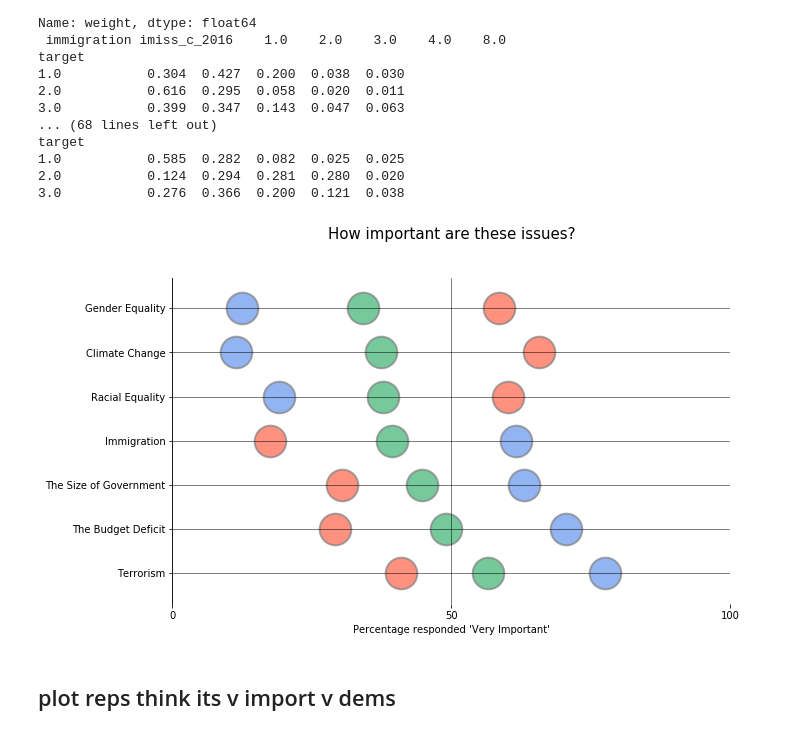
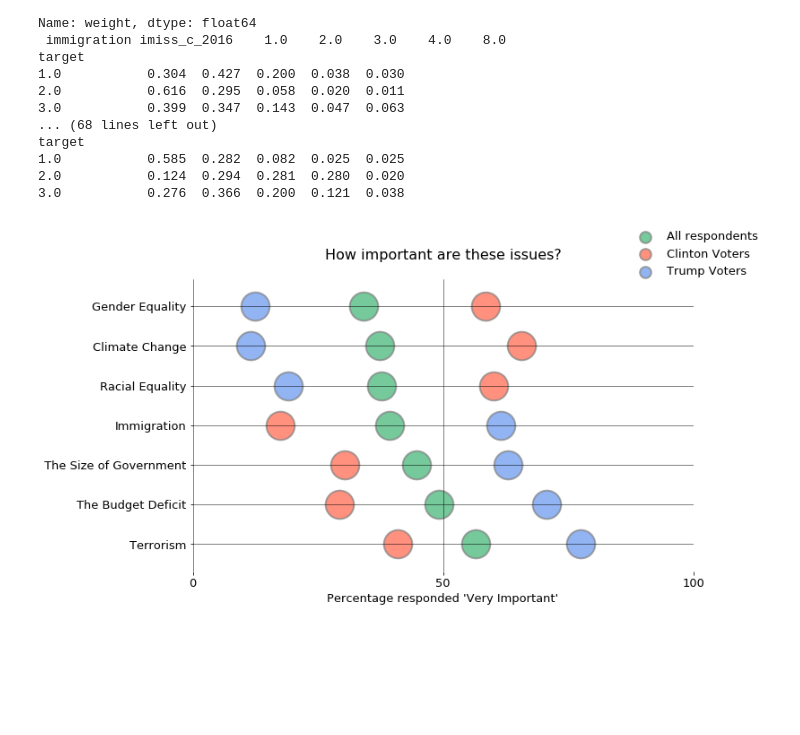
Before and after one commit to ali0003433/predict-by-issue-prioritization, a Jupyter notebook: notebooks/word-cloud.ipynb, the cells around one changed output. Saved outputs shown, nothing was run; the diff lists cells and outputs as text; code cells hidden in the pictures; blank space fills up the shorter version.

Commit message:
Add changes to bubble legend

```diff
--- a/notebooks/word-cloud.ipynb
+++ b/notebooks/word-cloud.ipynb
@@ -109,25 +110,34 @@ for key,val in trmp_dict.items():
     list_.append(key)
     val_list_trmp.append(val)
 # %%
-fig, ax = plt.subplots(1,1, figsize=(10, 6))
-plt.scatter(x=val_list, y=list_, s=1000, c='mediumseagreen', alpha=0.7, edgecolors="grey", linewidth=2)
-plt.scatter(x=val_list_clnt, y=list_, s=1000, c='tomato', alpha=0.7, edgecolors="grey", linewidth=2)
-plt.scatter(x=val_list_trmp, y=list_, s=1000, c='cornflowerblue', alpha=0.7, edgecolors="grey", linewidth=2)
+fig, ax = plt.subplots(1, 1, figsize=(10, 6))
+plt.scatter(x=val_list, y=list_, s=1000, c='mediumseagreen',
+            alpha=0.7, edgecolors="grey", linewidth=2, label='All respondents')
+plt.scatter(x=val_list_clnt, y=list_, s=1000, c='tomato',
+            alpha=0.7, edgecolors="grey", linewidth=2, label='Clinton Voters')
+plt.scatter(x=val_list_trmp, y=list_, s=1000, c='cornflowerblue',
+            alpha=0.7, edgecolors="grey", linewidth=2, label='Trump Voters')
 
-plt.xlim(0,1)
+plt.xlim(0, 1)
 ax.get_xaxis().set_visible(True)
 ax.set_xticks([0, .5, 1])
-ax.set_xticklabels([0, 50, 100])
-ax.set_xlabel('Percentage responded \'Very Important\'')
+ax.set_xticklabels([0, 50, 100], fontsize=13)
+ax.set_xlabel('Percentage responded \'Very Important\'', fontsize=13)
+ax.set_yticklabels(labels=list_, fontsize=13)
 ax.spines['right'].set_visible(False)
+ax.spines['left'].set_visible(False)
 ax.spines['top'].set_visible(False)
 ax.spines['bottom'].set_visible(False)
-ax.set_title('How important are these issues?', fontsize=15, y=1.1)
+ax.set_title('How important are these issues?', fontsize=16, y=1.05, weight='medium')
 plt.savefig('bubble_chrt.png')
 ax.grid(linestyle='-', linewidth='0.5', color='black')
 
+# green_patch = mpatches.Patch(color='mediumseagreen', label='All Respondents')
+# blue_patch = mpatches.Circle(color='cornflowerblue', label='Clinton Voters', xy=(1.15, 1.2), radius=5)
+# red_patch = mpatches.Patch(color='tomato', label='Trump Voters')
+
+ax.legend(frameon=False, loc='upper right', fontsize=13, bbox_to_anchor=(1.15,1.2), markerscale=.4)
+
 plt.show()
 # %% [output]
-[figure, old version]
+[figure, new version]
-# %% [markdown]
-## plot reps think its v import v dems
```
Also changed, not shown: parts of 1 cell of this notebook, 1 other file.
